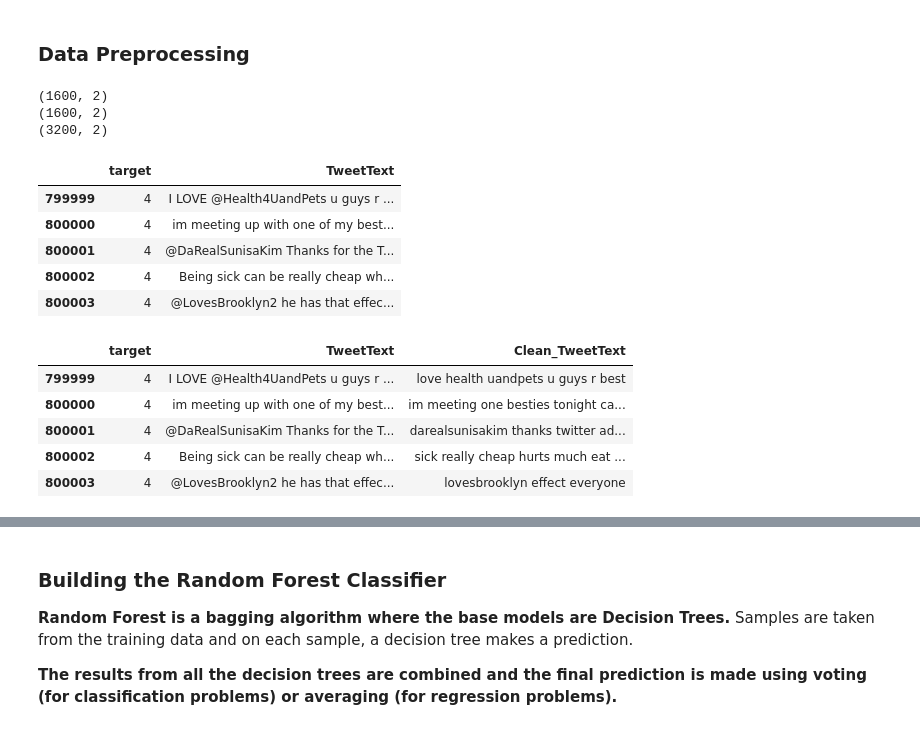
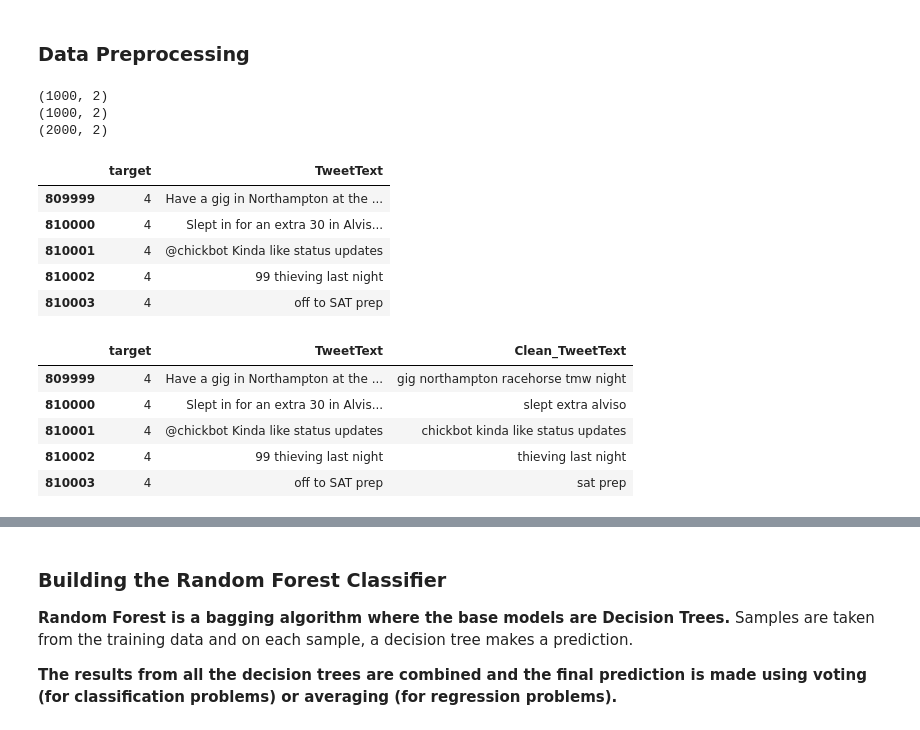
Before and after one commit to efwoods/Alleviating-Depression-With-Machine-Learning-And-Twitter-Quotes, a Jupyter notebook: code/modules/depression/depression.ipynb, the cells around one changed output, grey strips where cells are left out. Cells and saved outputs as stored; diff of their text form; code cells hidden in the pictures.

```diff
--- a/code/modules/depression/depression.ipynb
+++ b/code/modules/depression/depression.ipynb
@@ -214,25 +212,26 @@ data.describe(include='all')
 # %%
 data.drop(columns=['ids','date','flag','user'],inplace=True)
 # %%
-n_samples = 1600
+base = 10000
+n_samples = 1000
 
-positif_data = data[data.target==4].iloc[:n_samples,:]
+positif_data = data[data.target==4].iloc[base:base+n_samples,:]
 print(positif_data.shape)
-negative_data = data[data.target==0].iloc[:n_samples,:]
+negative_data = data[data.target==0].iloc[base:base+n_samples,:]
 print(negative_data.shape)
 data = pd.concat([positif_data,negative_data],axis = 0)
 print(data.shape)
 data.head()
 # %% [output]
-(1600, 2)
-(1600, 2)
-(3200, 2)
+(1000, 2)
+(1000, 2)
+(2000, 2)
 |  | target | TweetText |
-| 799999 | 4 | I LOVE @Health4UandPets u guys r ... |
-| 800000 | 4 | im meeting up with one of my best... |
-| 800001 | 4 | @DaRealSunisaKim Thanks for the T... |
-| 800002 | 4 | Being sick can be really cheap wh... |
-| 800003 | 4 | @LovesBrooklyn2 he has that effec... |
+| 809999 | 4 | Have a gig in Northampton at the ... |
+| 810000 | 4 | Slept in for an extra 30 in Alvis... |
+| 810001 | 4 | @chickbot Kinda like status updates |
+| 810002 | 4 | 99 thieving last night |
+| 810003 | 4 | off to SAT prep |
 # %%
 
 # Removing Twitter Handles (@user)
@@ -251,8 +250,8 @@ data['Clean_TweetText'] = data['Clean_TweetText'].apply(lambda text : remove_sto
 data.head()
 # %% [output]
 |  | target | TweetText | Clean_TweetText |
-| 799999 | 4 | I LOVE @Health4UandPets u guys r ... | love health uandpets u guys r best |
-| 800000 | 4 | im meeting up with one of my best... | im meeting one besties tonight ca... |
-| 800001 | 4 | @DaRealSunisaKim Thanks for the T... | darealsunisakim thanks twitter ad... |
-| 800002 | 4 | Being sick can be really cheap wh... | sick really cheap hurts much eat ... |
-| 800003 | 4 | @LovesBrooklyn2 he has that effec... | lovesbrooklyn effect everyone |
+| 809999 | 4 | Have a gig in Northampton at the ... | gig northampton racehorse tmw night |
+| 810000 | 4 | Slept in for an extra 30 in Alvis... | slept extra alviso |
+| 810001 | 4 | @chickbot Kinda like status updates | chickbot kinda like status updates |
+| 810002 | 4 | 99 thieving last night | thieving last night |
+| 810003 | 4 | off to SAT prep | sat prep |
```
Also changed, not shown: parts of 19 cells of this notebook, 1 other file.
